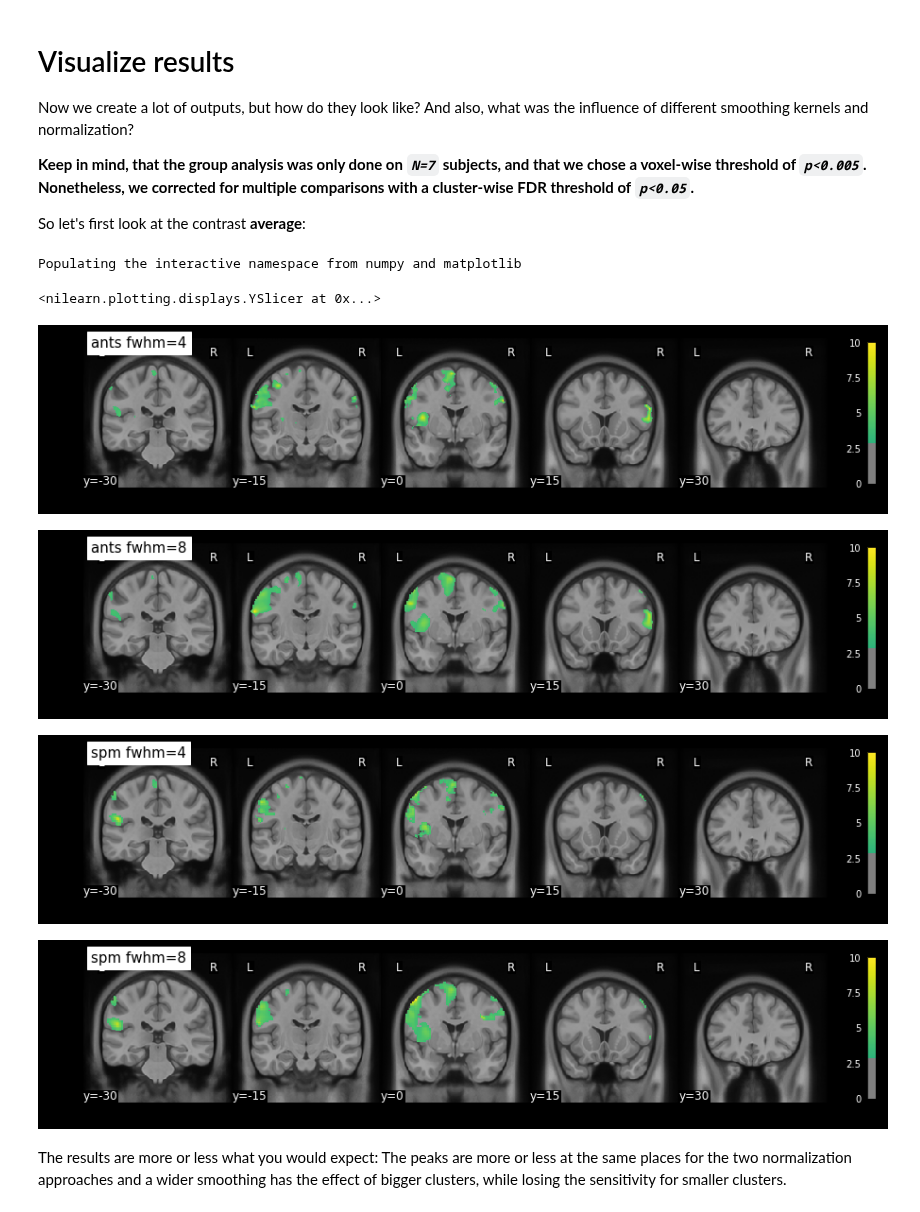
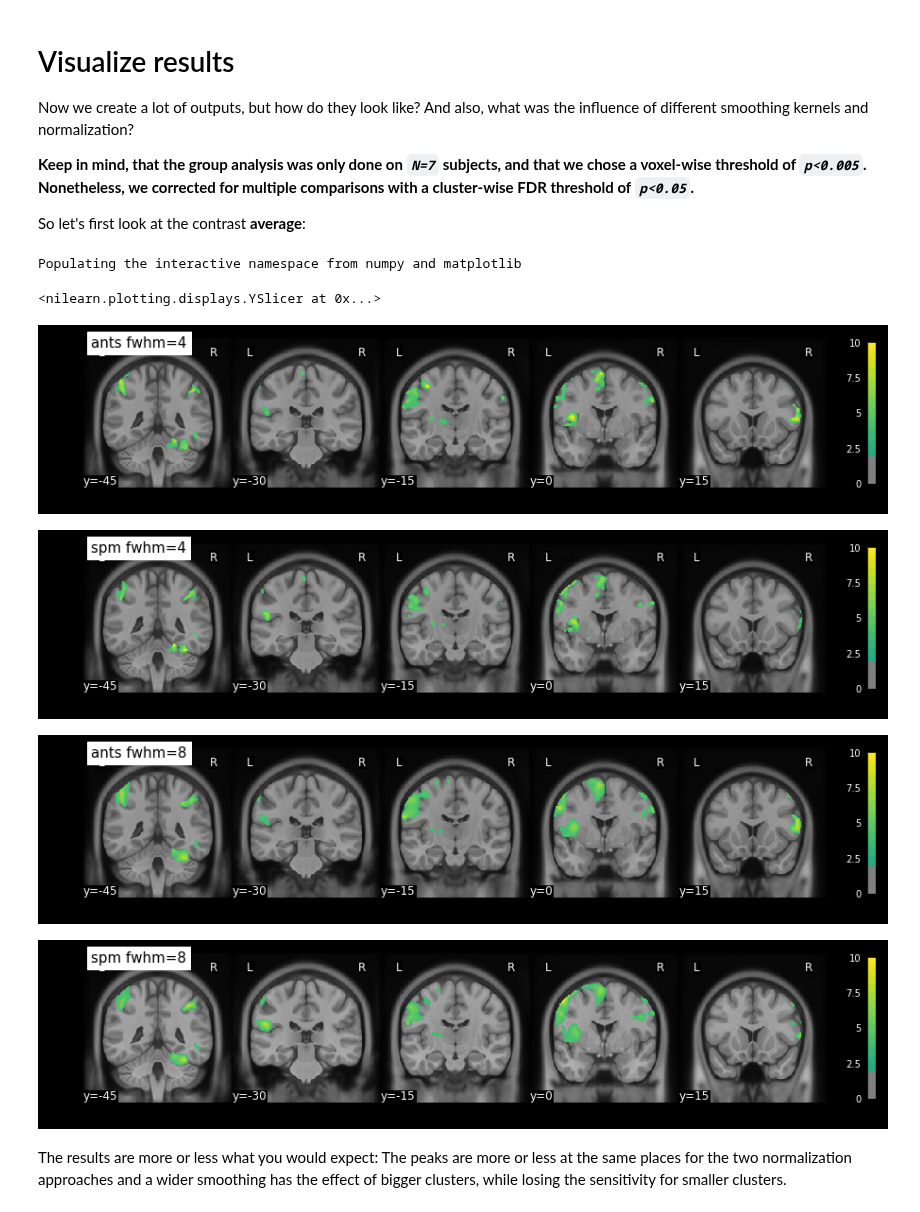
Before and after one commit to miykael/nipype_tutorial, a Jupyter notebook: notebooks/example_2ndlevel.ipynb, the cells around one changed output. Saved outputs shown, nothing was run; the diff lists cells and outputs as text; code cells hidden in the pictures.

```diff
--- a/notebooks/example_2ndlevel.ipynb
+++ b/notebooks/example_2ndlevel.ipynb
@@ -268,30 +230,30 @@ So let's first look at the contrast **average**:
 # %%
 %pylab inline
 from nilearn.plotting import plot_stat_map
 anatimg = '/data/ds000114/derivatives/fmriprep/mni_icbm152_nlin_asym_09c/1mm_T1.nii.gz'
 
 plot_stat_map(
-    '/output/datasink/2ndLevel/ants_con_0001_fwhm4/spmT_0001_thr.nii', title='ants fwhm=4',
-    bg_img=anatimg, threshold=3, vmax=10, display_mode='y', cut_coords=(-30, -15, 0, 15, 30), cmap='viridis', dim=1)
+    '/output/datasink/2ndLevel/ants_con_0001_fwhm4/spmT_0001_thr.nii', title='ants fwhm=4', dim=1,
+    bg_img=anatimg, threshold=2, vmax=10, display_mode='y', cut_coords=(-45, -30, -15, 0, 15), cmap='viridis')
 
 plot_stat_map(
-    '/output/datasink/2ndLevel/ants_con_0001_fwhm8/spmT_0001_thr.nii', title='ants fwhm=8',
-    bg_img=anatimg, threshold=3, vmax=10, display_mode='y', cut_coords=(-30, -15, 0, 15, 30), cmap='viridis', dim=1)
+    '/output/datasink/2ndLevel/spm_con_0001_fwhm4/spmT_0001_thr.nii', title='spm fwhm=4', dim=1,
+    bg_img=anatimg, threshold=2, vmax=10, display_mode='y', cut_coords=(-45, -30, -15, 0, 15), cmap='viridis')
 
 plot_stat_map(
-    '/output/datasink/2ndLevel/spm_con_0001_fwhm4/spmT_0001_thr.nii', title='spm fwhm=4',
-    bg_img=anatimg, threshold=3, vmax=10, display_mode='y', cut_coords=(-30, -15, 0, 15, 30), cmap='viridis', dim=1)
+    '/output/datasink/2ndLevel/ants_con_0001_fwhm8/spmT_0001_thr.nii', title='ants fwhm=8', dim=1,
+    bg_img=anatimg, threshold=2, vmax=10, display_mode='y', cut_coords=(-45, -30, -15, 0, 15), cmap='viridis')
 
 plot_stat_map(
     '/output/datasink/2ndLevel/spm_con_0001_fwhm8/spmT_0001_thr.nii', title='spm fwhm=8',
-    bg_img=anatimg, threshold=3, vmax=10, display_mode='y', cut_coords=(-30, -15, 0, 15, 30), cmap='viridis', dim=1)
+    bg_img=anatimg, threshold=2, vmax=10, display_mode='y', cut_coords=(-45, -30, -15, 0, 15), cmap='viridis')
 # %% [output]
 Populating the interactive namespace from numpy and matplotlib
 <nilearn.plotting.displays.YSlicer at 0x...>
-[figure, old version]
+[figure, new version]
-[figure, old version]
+[figure, new version]
-[figure, old version]
+[figure, new version]
-[figure, old version]
+[figure, new version]
 # %% [markdown]
 The results are more or less what you would expect: The peaks are more or less at the same places for the two normalization approaches and a wider smoothing has the effect of bigger clusters, while losing the sensitivity for smaller clusters.
 # %% [markdown]
```
Also changed, not shown: parts of 15 cells of this notebook.
